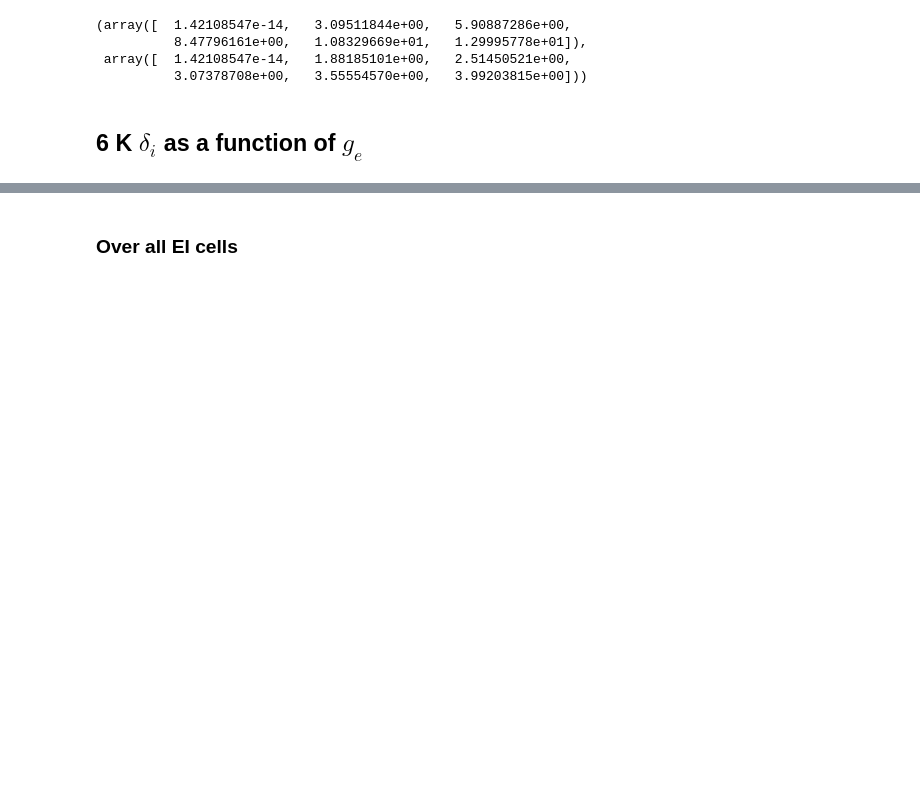
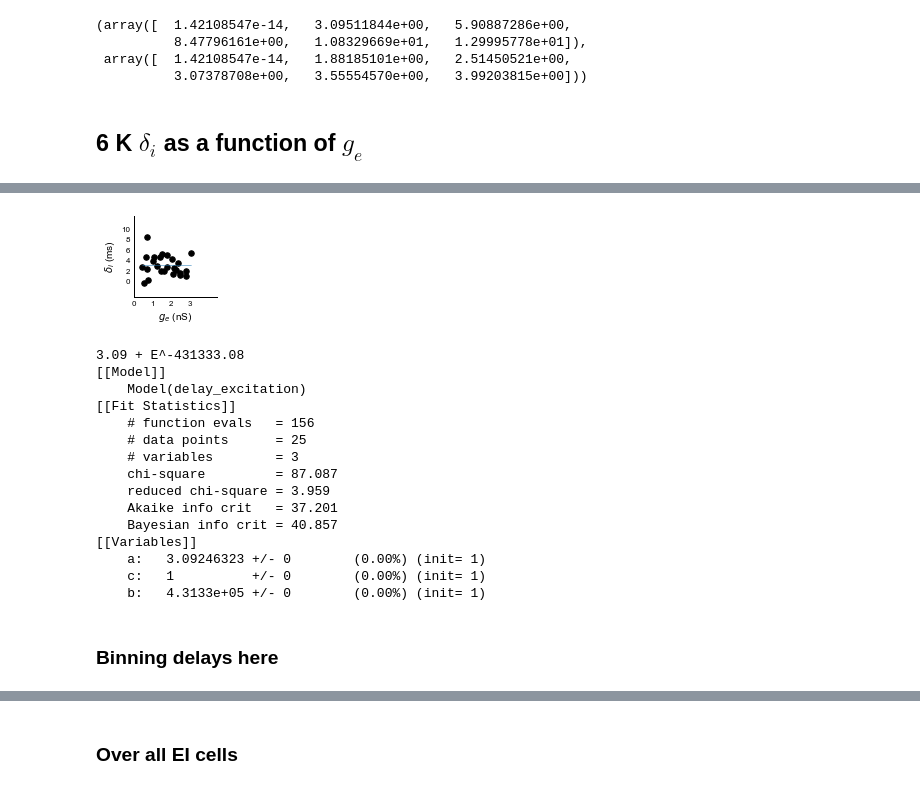
Before and after one commit to sahilm89/linearity, a Jupyter notebook: Paper_Figures/Figure 6 (Conductance model), Figure 5B (Model derived inhibition).ipynb, the cells around one changed output, grey strips where cells are left out. Cells and saved outputs as stored; diff of their text form; code cells hidden in the pictures; blank space fills up the shorter version.

```diff
--- a/Paper_Figures/Figure 6 (Conductance model), Figure 5B (Model derived inhibition).ipynb
+++ b/Paper_Figures/Figure 6 (Conductance model), Figure 5B (Model derived inhibition).ipynb
@@ -947,5 +950,6 @@ n = Neuron.load('/media/sahil/NCBS_Shares_BGStim/patch_data/170720/c5_EI/plots/c
 # %%
-def delay_excitation(x, a=1, b=1, c=1):
+def delay_excitation(x, a=1., b=1., c=1.):
     # Delay as a function of excitation
-    return a + b*numpy.exp(-c*x)
+#     return a + b*numpy.exp(-c*x)
+    return a+(x/b)
 # %%
@@ -1099,0 +1099,41 @@ plt.show()
+# %%
+delay_result = delay_Model.fit(delay, delay_pars, x=maxConductance)
+fig, ax = plt.subplots()
+indices = numpy.argsort(maxConductance)
+ax.scatter(maxConductance[indices], delay[indices], s=30, facecolor='k', edgecolor='k')
+ax.plot(maxConductance[indices], delay_result.best_fit[indices], '-')
+# print(conductance_std, delay_std)
+# ax.errorbar(conductance_mean, delay_mean, xerr = conductance_std, yerr= delay_std, linestyle='',c='k')
+ax.set_xticks(range(4))
+ax.set_yticks(range(0,12,2))
+ax.set_xlim(0,4.5)
+ax.set_ylim(-3,12.5)
+ax.set_xlabel("$g_e$ (nS)")
+ax.set_ylabel("$\\delta_i$ (ms)")
+fig.set_figwidth(1.5)
+fig.set_figheight(1.5)
+simpleaxis(ax)
+# dump(fig,file('figures/fig6/6k.pkl','wb'))
+plt.show()
+# print ("{:.2f} + {:.2f}e^-{:.2f}E".format(delay_result.params['a'].value, delay_result.params['b'].value, delay_result.params['c'].value))
+print ("{:.2f} + E^-{:.2f}".format(delay_result.params['a'].value, delay_result.params['b'].value, delay_result.params['c'].value))
+print(delay_result.fit_report())
+# %% [output]
+[figure, added]
+3.09 + E^-431333.08
+[[Model]]
+    Model(delay_excitation)
+[[Fit Statistics]]
+    # function evals   = 156
+    # data points      = 25
+    # variables        = 3
+    chi-square         = 87.087
+    reduced chi-square = 3.959
+    Akaike info crit   = 37.201
+    Bayesian info crit = 40.857
+[[Variables]]
+    a:   3.09246323 +/- 0        (0.00%) (init= 1)
+    c:   1          +/- 0        (0.00%) (init= 1)
+    b:   4.3133e+05 +/- 0        (0.00%) (init= 1)
+# %% [markdown]
+### Binning delays here
```
Also changed, not shown: parts of 23 cells of this notebook, 49 other files.
